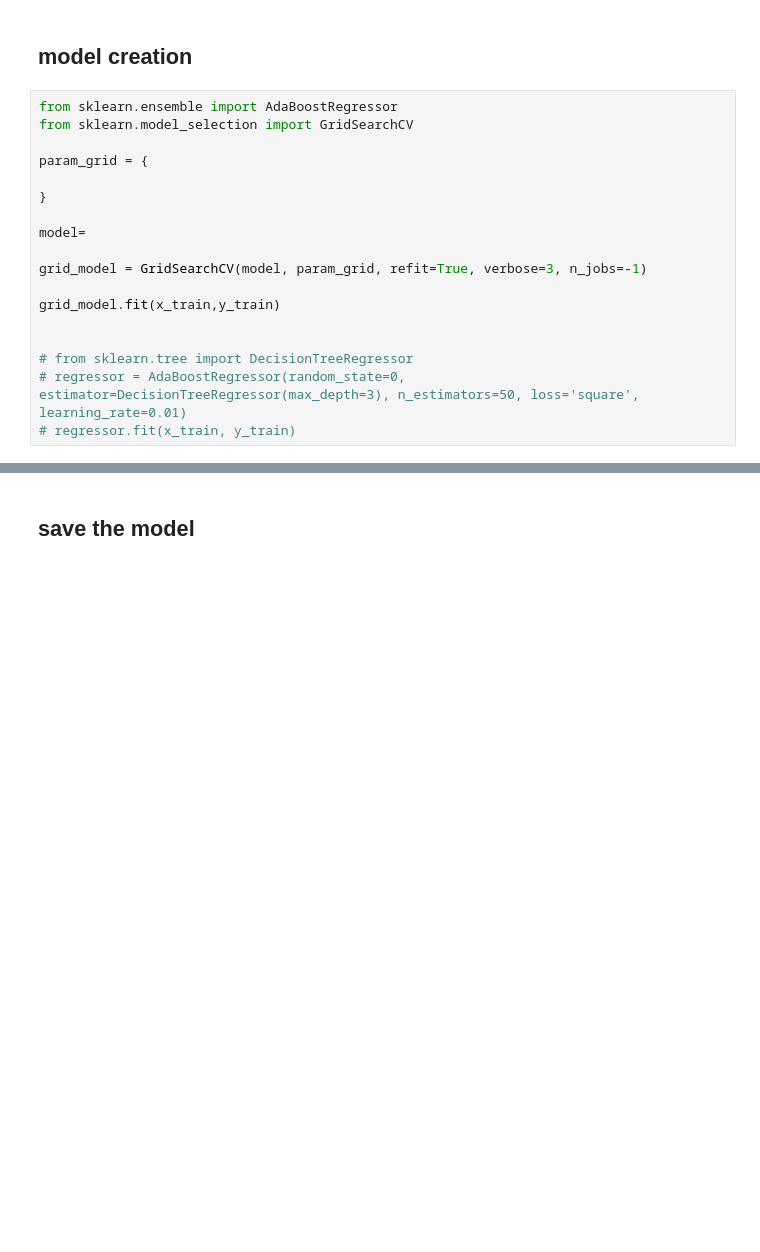
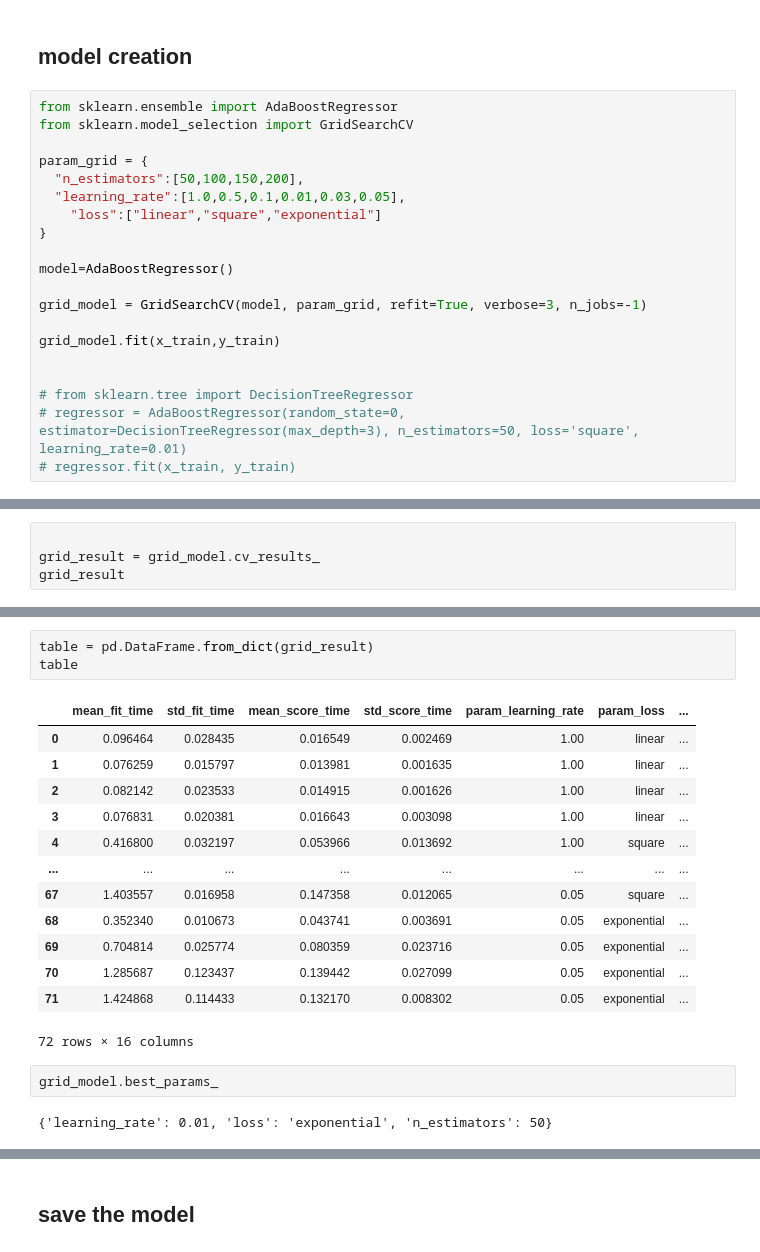
Before and after one commit to krthiksha/Machine-Learning-Regression_module, a Jupyter notebook: 2. GridSearchCV_Alg_regression/Insurance_charge_prediction_usingGridCV/AdaBoost_icp_gridCV.ipynb, the cells around one changed output, grey strips where cells are left out. Saved outputs shown, nothing was run; the diff lists cells and outputs as text; blank space fills up the shorter version.

Commit message:
insurance charge prediction using Boosting algorithms with grid search

```diff
--- a/2. GridSearchCV_Alg_regression/Insurance_charge_prediction_usingGridCV/AdaBoost_icp_gridCV.ipynb
+++ b/2. GridSearchCV_Alg_regression/Insurance_charge_prediction_usingGridCV/AdaBoost_icp_gridCV.ipynb
@@ -124,10 +125,12 @@ from sklearn.ensemble import AdaBoostRegressor
 from sklearn.model_selection import GridSearchCV
 
 param_grid = {
-
+  "n_estimators":[50,100,150,200],
+  "learning_rate":[1.0,0.5,0.1,0.01,0.03,0.05],
+    "loss":["linear","square","exponential"]
 }
 
-model=
+model=AdaBoostRegressor()
 
 grid_model = GridSearchCV(model, param_grid, refit=True, verbose=3, n_jobs=-1)
 
@@ -165,0 +152,4 @@ array([13394.4759742 , 11124.54188833, 45210.73709931, 14741.91152803,
+# %%
+
+grid_result = grid_model.cv_results_
+grid_result
@@ -165,0 +174,21 @@ array([13394.4759742 , 11124.54188833, 45210.73709931, 14741.91152803,
+# %%
+table = pd.DataFrame.from_dict(grid_result)
+table
+# %% [output]
+|  | mean_fit_time | std_fit_time | mean_score_time | std_score_time | param_learning_rate | param_loss | ... |
+| 0 | 0.096464 | 0.028435 | 0.016549 | 0.002469 | 1.00 | linear | ... |
+| 1 | 0.076259 | 0.015797 | 0.013981 | 0.001635 | 1.00 | linear | ... |
+| 2 | 0.082142 | 0.023533 | 0.014915 | 0.001626 | 1.00 | linear | ... |
+| 3 | 0.076831 | 0.020381 | 0.016643 | 0.003098 | 1.00 | linear | ... |
+| 4 | 0.416800 | 0.032197 | 0.053966 | 0.013692 | 1.00 | square | ... |
+| ... | ... | ... | ... | ... | ... | ... | ... |
+| 67 | 1.403557 | 0.016958 | 0.147358 | 0.012065 | 0.05 | square | ... |
+| 68 | 0.352340 | 0.010673 | 0.043741 | 0.003691 | 0.05 | exponential | ... |
+| 69 | 0.704814 | 0.025774 | 0.080359 | 0.023716 | 0.05 | exponential | ... |
+| 70 | 1.285687 | 0.123437 | 0.139442 | 0.027099 | 0.05 | exponential | ... |
+| 71 | 1.424868 | 0.114433 | 0.132170 | 0.008302 | 0.05 | exponential | ... |
+72 rows × 16 columns
+# %%
+grid_model.best_params_
+# %% [output]
+{'learning_rate': 0.01, 'loss': 'exponential', 'n_estimators': 50}
```
Also changed, not shown: parts of 11 cells of this notebook, 1 other file.
